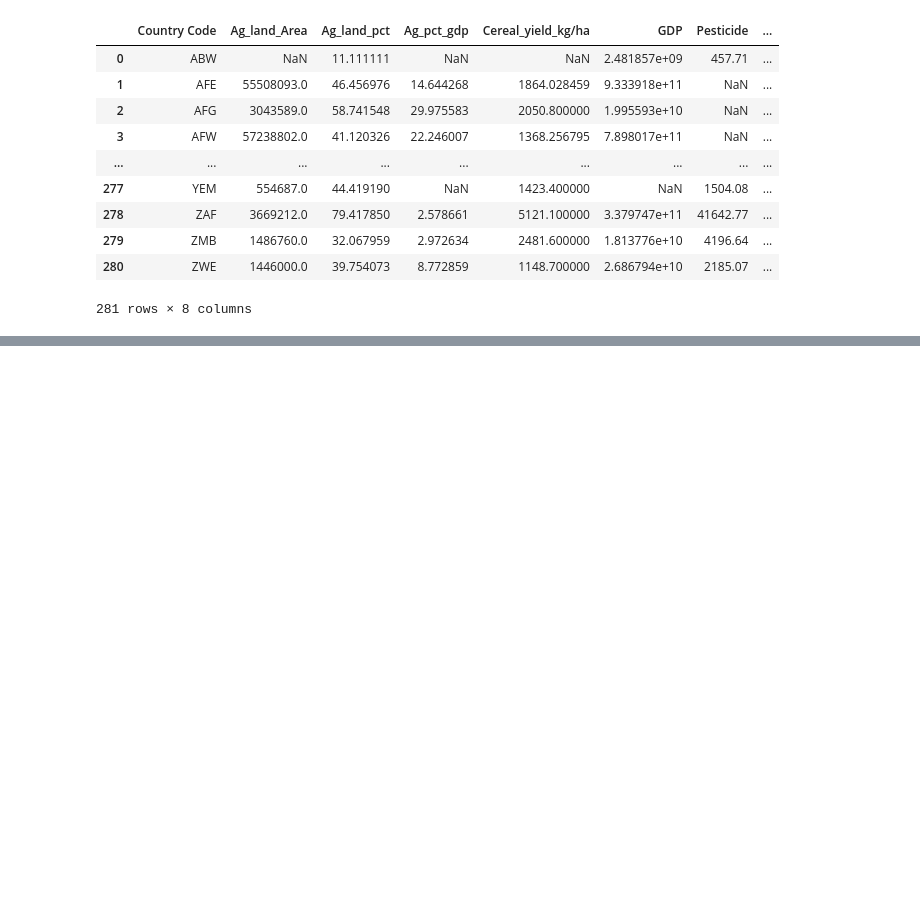
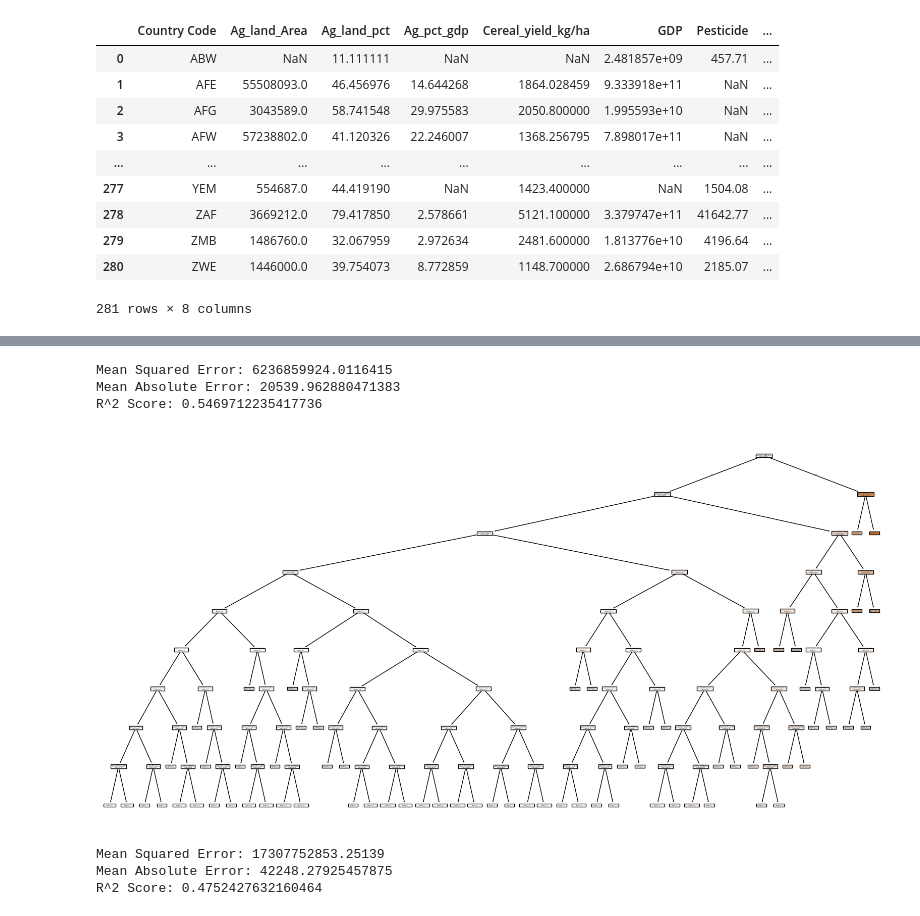
Before and after one commit to Owenneal1/Pesticide-use-predictor.-, a Jupyter notebook: Project_4.ipynb, the cells around one changed output, grey strips where cells are left out. Cells and saved outputs as stored; diff of their text form; code cells hidden in the pictures; blank space fills up the shorter version.

```diff
--- a/Project_4.ipynb
+++ b/Project_4.ipynb
@@ -242,0 +260,66 @@ df_merged.to_csv("Data/merged_data.csv", index=False)
+# %%
+from sklearn.metrics import mean_squared_error, mean_absolute_error, r2_score
+
+ypred = tree.predict(X_test)
+
+# Calculate regression metrics
+mse = mean_squared_error(y_test, ypred)
+mae = mean_absolute_error(y_test, ypred)
+r2 = r2_score(y_test, ypred)
+
+print("Mean Squared Error:", mse)
+print("Mean Absolute Error:", mae)
+print("R^2 Score:", r2)
+# %% [output]
+Mean Squared Error: 6236859924.0116415
+Mean Absolute Error: 20539.962880471383
+R^2 Score: 0.5469712235417736
+# %%
+### seocond batch of results
+
+
+import pandas as pd
+from sklearn.tree import DecisionTreeRegressor, plot_tree
+from sklearn.model_selection import train_test_split
+import matplotlib.pyplot as plt
+
+# Load the data
+df = pd.read_csv("Data/merged_data.csv")
+
+# For demonstration, let's predict 'Pesticide' using the other columns
+X = df.drop(['Pesticide', 'Country Name', 'Country Code'], axis=1)
+y = df['Pesticide']
+
+# If there are categorical columns, convert them
+X = pd.get_dummies(X)
+
+# Split into train and test sets
+X_train, X_test, y_train, y_test = train_test_split(X, y, test_size=13, random_state=42)
+
+# Fit the decision tree regressor
+tree = DecisionTreeRegressor(max_depth= 9, random_state=42)
+tree.fit(X_train, y_train)
+
+# Plot the tree
+plt.figure(figsize=(20, 10))
+plot_tree(tree, feature_names=X.columns, filled=True)
+plt.show()
+# %% [output]
+[figure, added]
+# %%
+from sklearn.metrics import mean_squared_error, mean_absolute_error, r2_score
+
+ypred = tree.predict(X_test)
+
+# Calculate regression metrics
+mse = mean_squared_error(y_test, ypred)
+mae = mean_absolute_error(y_test, ypred)
+r2 = r2_score(y_test, ypred)
+
+print("Mean Squared Error:", mse)
+print("Mean Absolute Error:", mae)
+print("R^2 Score:", r2)
+# %% [output]
+Mean Squared Error: 17307752853.25139
+Mean Absolute Error: 42248.27925457875
+R^2 Score: 0.4752427632160464
```
Also changed, not shown: parts of 6 cells of this notebook, 2 other files.
